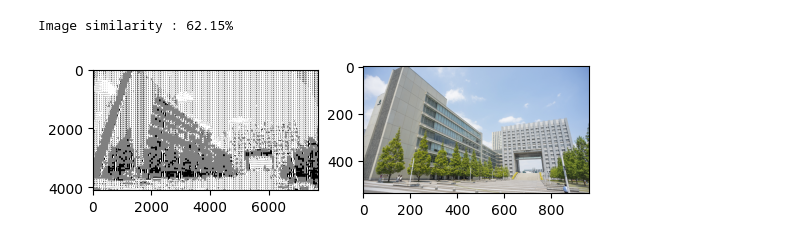
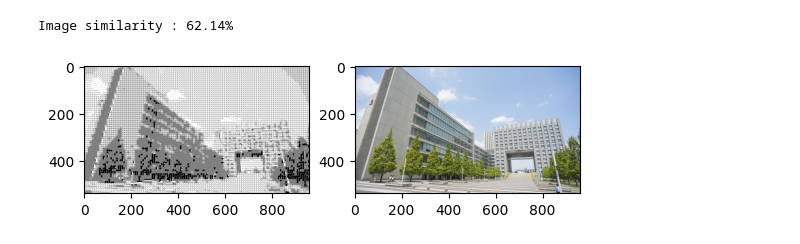
Before and after one commit to Pasapeb-cell/Ascii-Evaluation, a Jupyter notebook: test_tone.ipynb, the cells around one changed output. Drawn from its saved outputs; the diff is of its cells as text; code cells hidden in the pictures.

```diff
--- a/test_tone.ipynb
+++ b/test_tone.ipynb
@@ -8,6 +8,7 @@ from PIL import Image
 from skimage.metrics import structural_similarity as ssim
 
 model = SentenceTransformer('clip-ViT-B-32')
+PATCH_SIZE = 32
 # %%
 def extract_patches(image, n, m):
     patches = []
@@ -26,10 +27,11 @@ def extract_patches(image, n, m):
 
     return np.array([patch for patch in patches]), images_width, images_height
 # %%
-ascii_imgs, _, _ = extract_patches(Image.open('converted_sit_toyosu.png'), 16, 16)
 img = Image.open('sit_toyosu.png')
 gray = img.convert('L')
-normal_imgs, _, _ = extract_patches(gray, 16, 16)
+ascii = Image.open('converted_sit_toyosu.png').resize(img.size)
+normal_imgs, _, _ = extract_patches(gray, PATCH_SIZE, PATCH_SIZE)
+ascii_imgs, _, _ = extract_patches(ascii, PATCH_SIZE, PATCH_SIZE)
 # %%
 def score_image(image1, image2):
     encoded_image = model.encode([Image.fromarray(image1),Image.fromarray(image2)], batch_size=128, convert_to_tensor=True)
@@ -113,11 +115,11 @@ Image similarity : 24.33%
 # %%
 image_mean = np.array(scores).mean()
 print(f'Image similarity : {(image_mean*100):.2f}%')
 plt.subplot(1, 2, 1)
-plt.imshow(Image.open("converted_sit_toyosu.png"), cmap='gray')
+plt.imshow(ascii, cmap='gray')
 plt.subplot(1, 2, 2)
-plt.imshow(img, cmap='gray')
+plt.imshow(img)
 plt.show()
 # %% [output]
-Image similarity : 62.15%
+Image similarity : 62.14%
-[figure, old version]
+[figure, new version]
```
Also changed, not shown: parts of 3 cells of this notebook, 2 other files.
